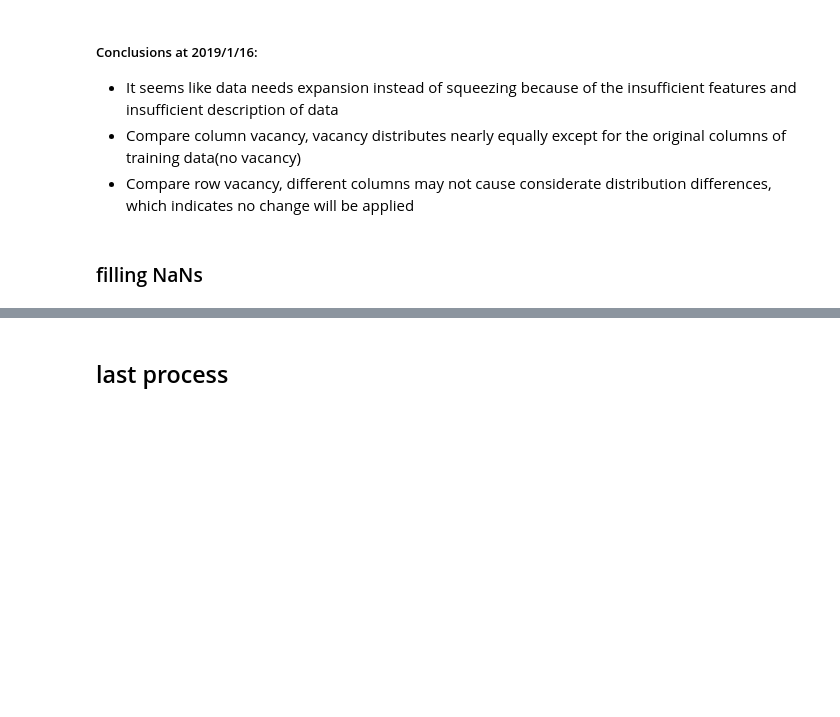
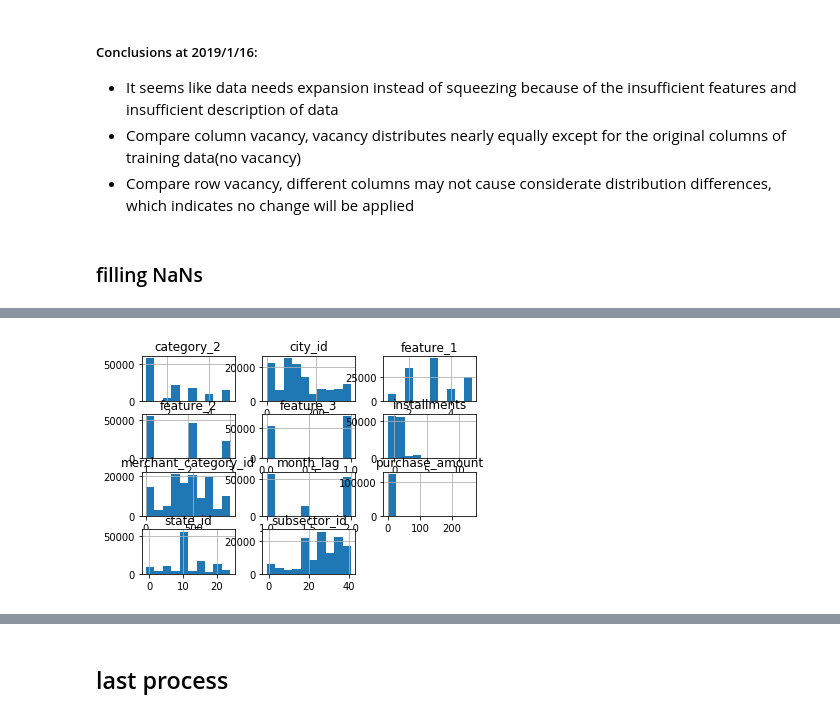
Before and after one commit to PaperStrange/AIProjectManger, a Jupyter notebook: utils/data_process.ipynb, the cells around one changed output, grey strips where cells are left out. Drawn from its saved outputs; the diff is of its cells as text; code cells hidden in the pictures; blank space fills up the shorter version.

```diff
--- a/utils/data_process.ipynb
+++ b/utils/data_process.ipynb
@@ -825,0 +862,4 @@ The distribution of feature feature_3:
+# %%
+data_test_mod2_num_nonull.hist();
+# %% [output]
+[figure, added]
```
Also changed, not shown: parts of 11 cells of this notebook.
